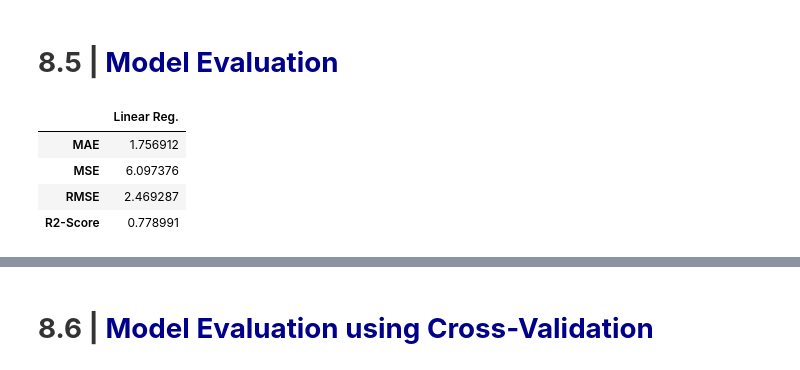
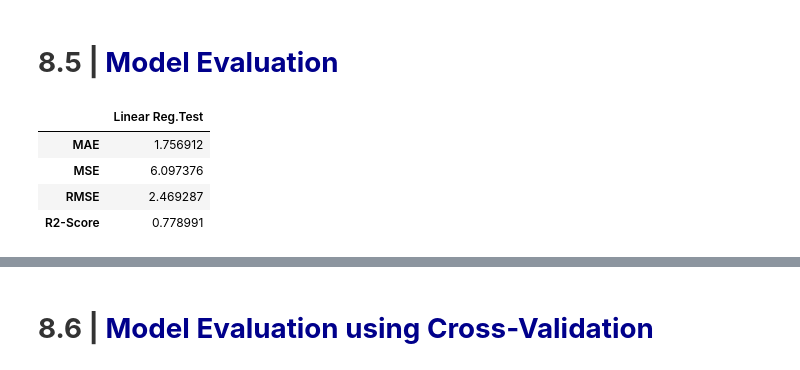
Before and after one commit to vn33/Linear-Regression-Polynomial-Regression-Regularization-Assumptions, a Jupyter notebook: student.ipynb, the cells around one changed output, grey strips where cells are left out. Drawn from its saved outputs; the diff is of its cells as text; code cells hidden in the pictures.

```diff
--- a/student.ipynb
+++ b/student.ipynb
@@ -1016,19 +1016,19 @@ pd.DataFrame(data = np.append(linear_reg.intercept_ , linear_reg.coef_),
 <a id="8.5"></a>
 # <b><span style='color:#333'>8.5 |</span><span style='color:#00008B'> Model Evaluation</span></b>
 # %%
-def model_evaluation(model, X_test, y_test, model_name):
-    y_pred = model.predict(X_test)
+def model_evaluation(model, X, y, model_name):
+    y_pred = model.predict(X)
 
-    MAE = metrics.mean_absolute_error(y_test, y_pred)
-    MSE = metrics.mean_squared_error(y_test, y_pred)
+    MAE = metrics.mean_absolute_error(y, y_pred)
+    MSE = metrics.mean_squared_error(y, y_pred)
     RMSE = np.sqrt(MSE)
-    R2_Score = metrics.r2_score(y_test, y_pred)
+    R2_Score = metrics.r2_score(y, y_pred)
 
     return pd.DataFrame([MAE, MSE, RMSE, R2_Score], index=['MAE', 'MSE', 'RMSE' ,'R2-Score'], columns=[model_name])
 # %%
-model_evaluation(linear_reg, X_test_scaled, y_test, 'Linear Reg.')
+model_evaluation(linear_reg, X_test_scaled, y_test, 'Linear Reg.Test')
 # %% [output]
-|  | Linear Reg. |
+|  | Linear Reg.Test |
 | MAE | 1.756912 |
 | MSE | 6.097376 |
 | RMSE | 2.469287 |
```
Also changed, not shown: parts of 40 cells of this notebook.
